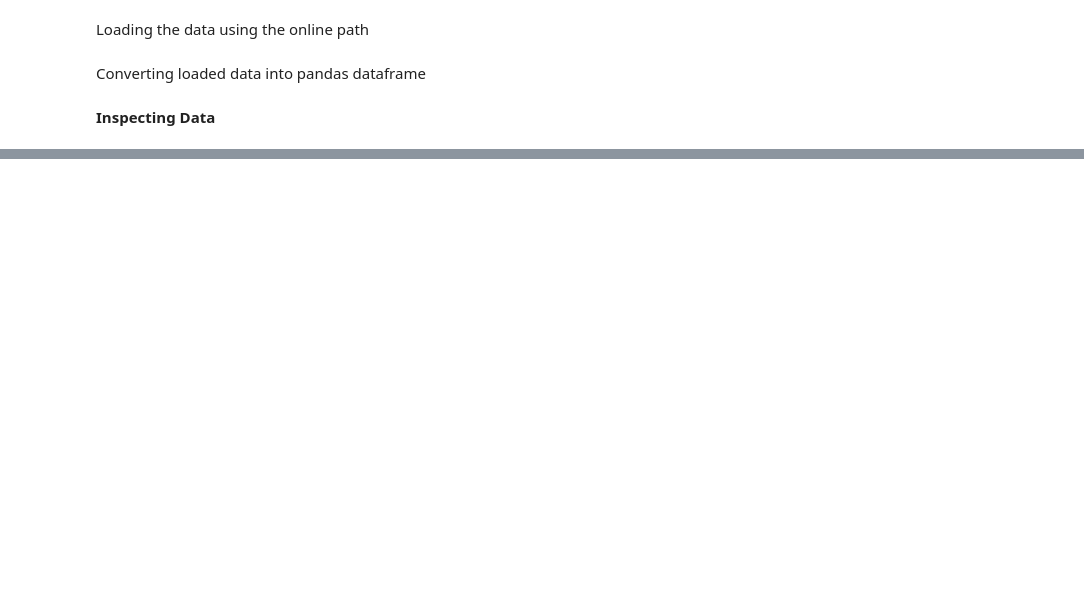
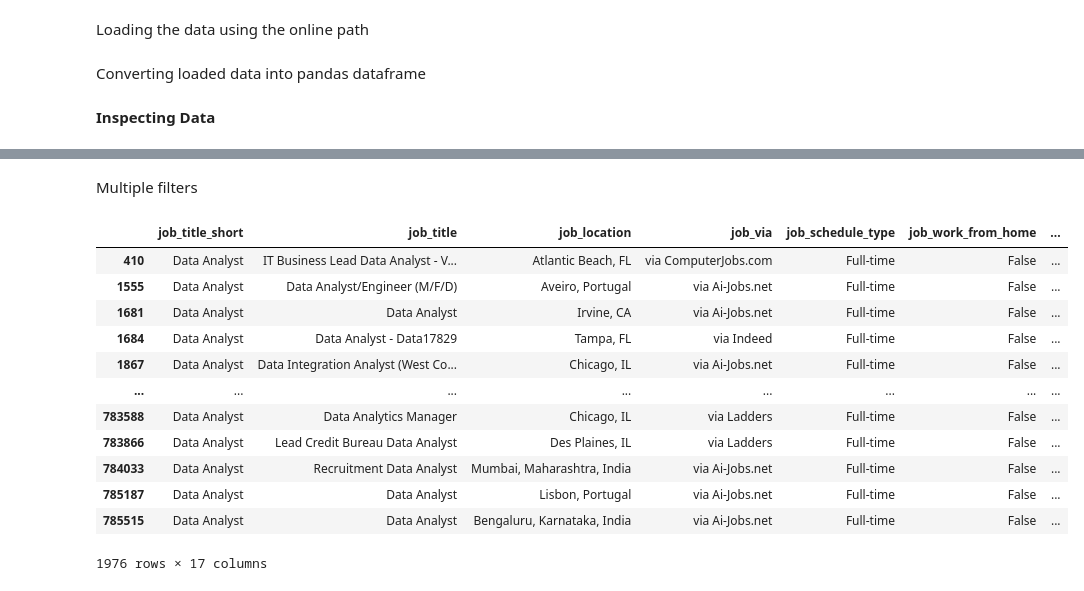
Before and after one commit to okiromosh/Learning-Python-Data, a Jupyter notebook: Python_Pandas.ipynb, the cells around one changed output, grey strips where cells are left out. Cells and saved outputs as stored; diff of their text form; code cells hidden in the pictures; blank space fills up the shorter version.

```diff
--- a/Python_Pandas.ipynb
+++ b/Python_Pandas.ipynb
@@ -141,0 +158,18 @@ df.iloc[90:100, 0:3] # Specific num of rows and columns
+# %% [markdown]
+Multiple filters
+# %%
+df[(df.job_title_short == 'Data Analyst') & (df.salary_year_avg > 100_000)] # Uses <&> not <and>
+# %% [output]
+|  | job_title_short | job_title | job_location | job_via | job_schedule_type | job_work_from_home | ... |
+| 410 | Data Analyst | IT Business Lead Data Analyst - V... | Atlantic Beach, FL | via ComputerJobs.com | Full-time | False | ... |
+| 1555 | Data Analyst | Data Analyst/Engineer (M/F/D) | Aveiro, Portugal | via Ai-Jobs.net | Full-time | False | ... |
+| 1681 | Data Analyst | Data Analyst | Irvine, CA | via Ai-Jobs.net | Full-time | False | ... |
+| 1684 | Data Analyst | Data Analyst - Data17829 | Tampa, FL | via Indeed | Full-time | False | ... |
+| 1867 | Data Analyst | Data Integration Analyst (West Co... | Chicago, IL | via Ai-Jobs.net | Full-time | False | ... |
+| ... | ... | ... | ... | ... | ... | ... | ... |
+| 783588 | Data Analyst | Data Analytics Manager | Chicago, IL | via Ladders | Full-time | False | ... |
+| 783866 | Data Analyst | Lead Credit Bureau Data Analyst | Des Plaines, IL | via Ladders | Full-time | False | ... |
+| 784033 | Data Analyst | Recruitment Data Analyst | Mumbai, Maharashtra, India | via Ai-Jobs.net | Full-time | False | ... |
+| 785187 | Data Analyst | Data Analyst | Lisbon, Portugal | via Ai-Jobs.net | Full-time | False | ... |
+| 785515 | Data Analyst | Data Analyst | Bengaluru, Karnataka, India | via Ai-Jobs.net | Full-time | False | ... |
+1976 rows × 17 columns
```
Also changed, not shown: parts of 8 cells of this notebook.
